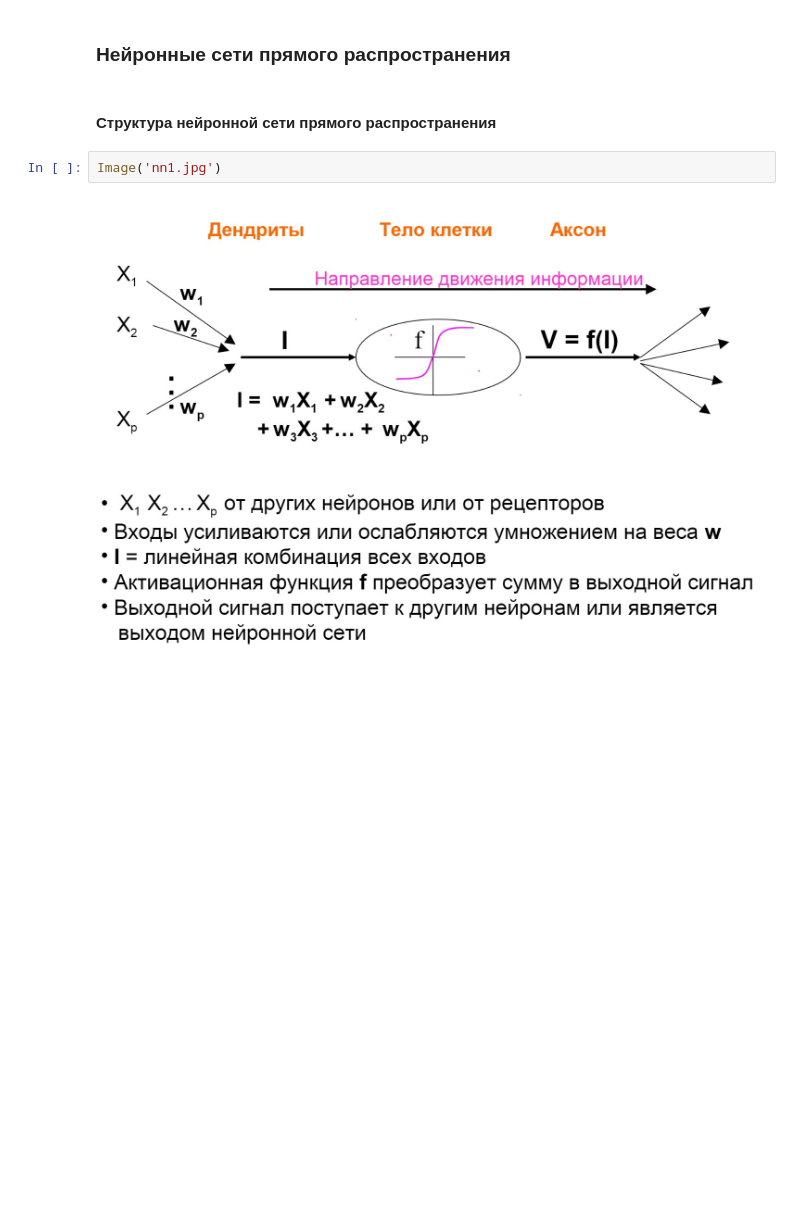
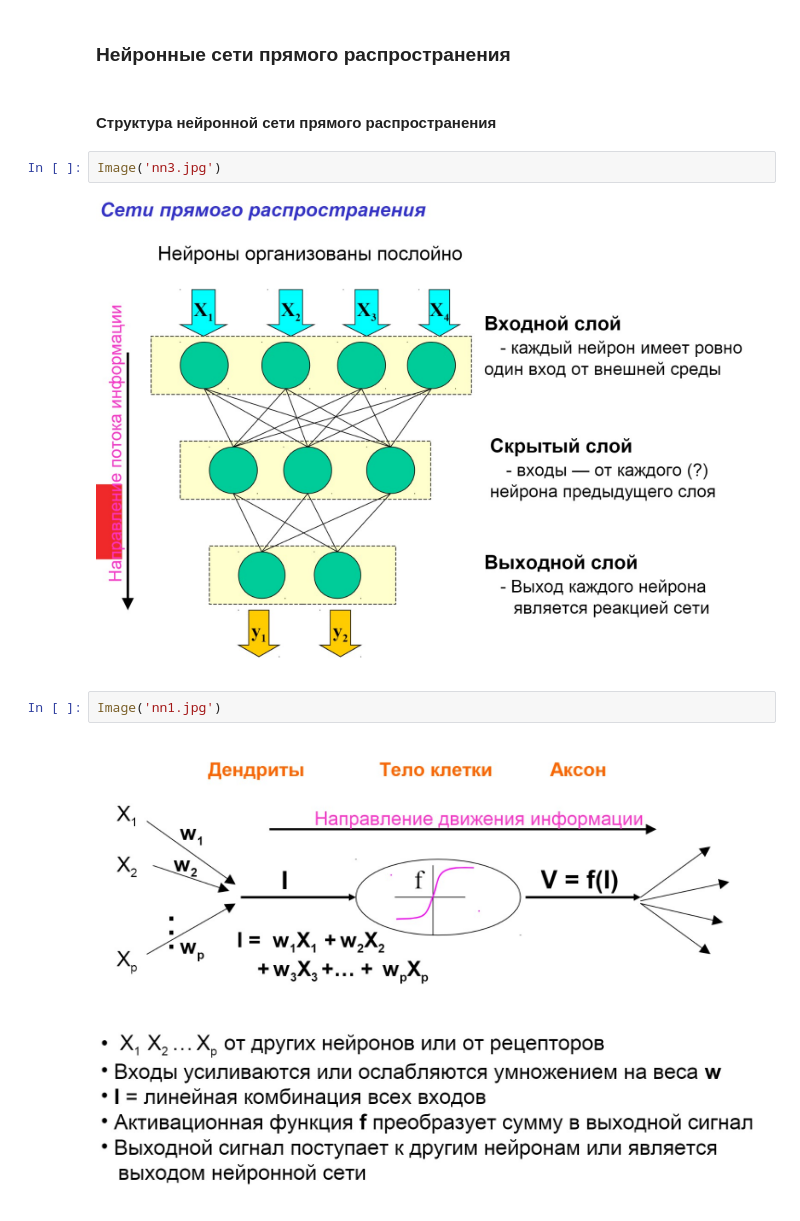
Before and after one commit to aafominov96/summary_of_data_analysis, a Jupyter notebook: neural_networks_in_data_analysis.ipynb, the cells around one changed output. Drawn from its saved outputs; the diff is of its cells as text; blank space fills up the shorter version.

```diff
--- a/neural_networks_in_data_analysis.ipynb
+++ b/neural_networks_in_data_analysis.ipynb
@@ -26,6 +30,10 @@ except:
 ### Нейронные сети прямого распространения
 # %% [markdown]
 #### Структура нейронной сети прямого распространения
+# %%
+Image('nn3.jpg')
+# %% [output]
+[figure, added]
 # %%
 Image('nn1.jpg')
 # %% [output]
```
Also changed, not shown: parts of 2 cells of this notebook, 1 other file.
